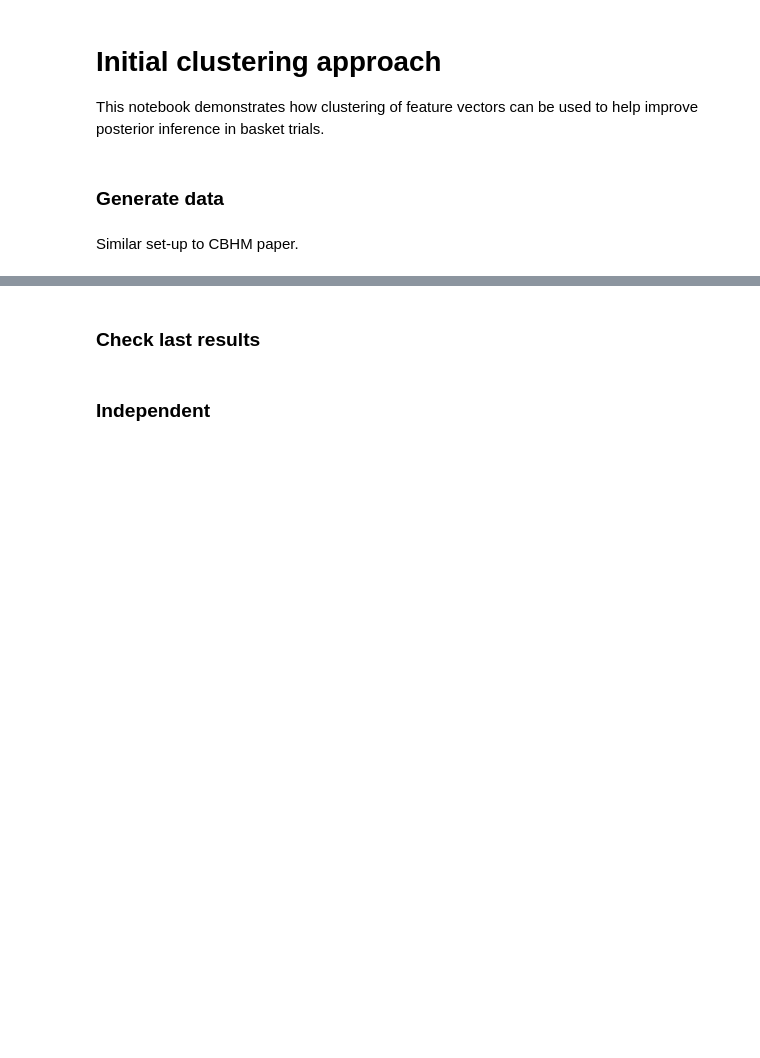
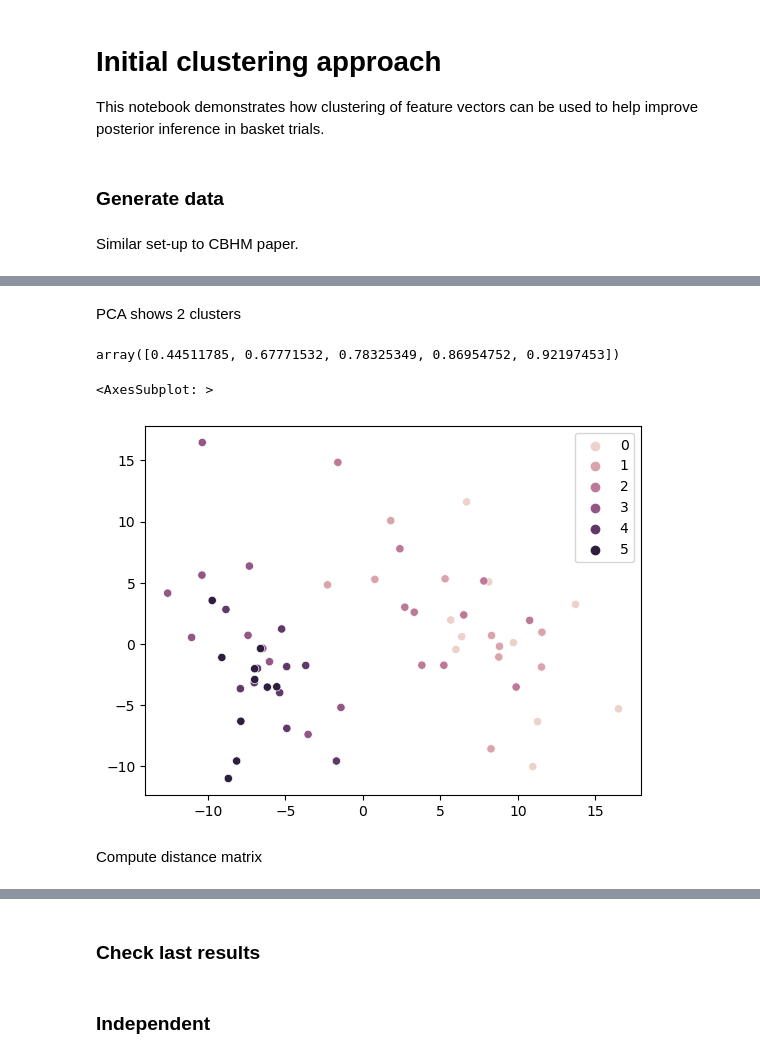
Before and after one commit to glasgowcompbio/pyBasket, a Jupyter notebook: notebooks/clustering.ipynb, the cells around one changed output, grey strips where cells are left out. Cells and saved outputs as stored; diff of their text form; code cells hidden in the pictures; blank space fills up the shorter version.

Commit message:
Initial clustering notebook

```diff
--- a/notebooks/clustering.ipynb
+++ b/notebooks/clustering.ipynb
@@ -41,12 +41,13 @@ p0 = 0.20 # null response rate
 p1 = 0.40 # target response rate
 
 true_response_rates = [p0, p0, p0, p1, p1, p1]
-enrollment = [14, 10]
+enrollment = [10, 10]
 
 n = 100
+dim = 8
 pvals_map = {
-    p0: [1/10] * 10,
-    p1: ([0.05] * 5) + ([0.15] * 5)
+    p0: [1/10] * dim,
+    p1: ([0.05] * int(dim/2)) + ([0.15] * int(dim/2))
 }
 
 sites = []
@@ -163,0 +121,13 @@ NUTS: [tausq, theta0, e]
+# %%
+for k in range(self.K):
+    site = self.sites[k]
+    patient_data = site.enroll()
+
+    # register new patients to the right group in each model
+    for analysis_name in self.analysis_names:
+        model = self.analyses[analysis_name]
+        group = model.groups[k]
+        if group.status == GROUP_STATUS_OPEN:
+            group.register(patient_data)
+        print('Analysis', analysis_name, group)
+    print()
@@ -163,0 +154,14 @@ NUTS: [tausq, theta0, e]
+# %%
+all_features = []
+all_classes = []
+for group in model.groups:
+    features = group.features
+    all_features.append(features)
+
+    N = group.features.shape[0]
+    group_class = [group.idx] * N
+    all_classes.extend(group_class)
+
+all_features = np.concatenate(all_features)
+all_classes = np.array(all_classes)
+all_features.shape, all_features, all_classes.shape, all_classes
@@ -163,0 +186,20 @@ NUTS: [tausq, theta0, e]
+# %% [markdown]
+PCA shows 2 clusters
+# %%
+from sklearn.decomposition import PCA
+
+pca = PCA(n_components=5)
+pcs = pca.fit_transform(all_features)
+pca.explained_variance_ratio_.cumsum()
+# %% [output]
+array([0.44511785, 0.67771532, 0.78325349, 0.86954752, 0.92197453])
+# %%
+import seaborn as sns
+pc1_values = pcs[:,0]
+pc2_values = pcs[:,1]
+sns.scatterplot(x=pc1_values, y=pc2_values, hue=all_classes)
+# %% [output]
+<AxesSubplot: >
+[figure, added]
+# %% [markdown]
+Compute distance matrix
```
Also changed, not shown: parts of 33 cells of this notebook, 1 other file.
